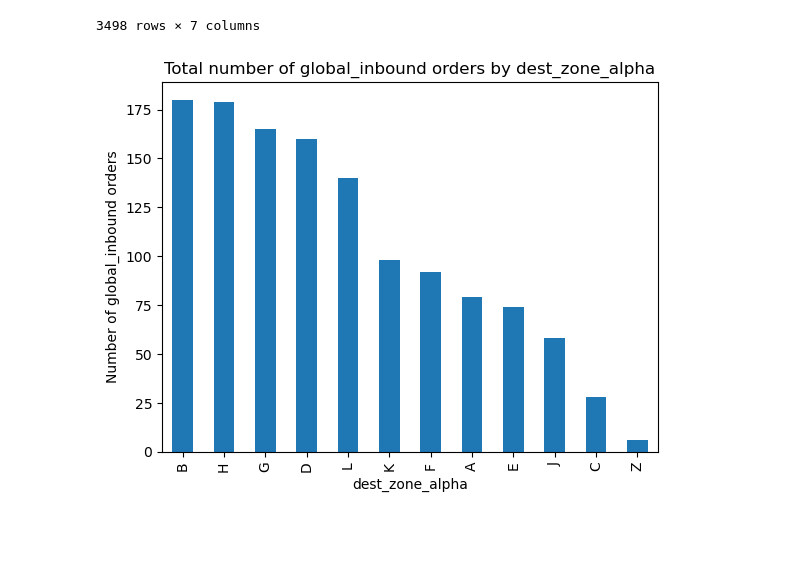
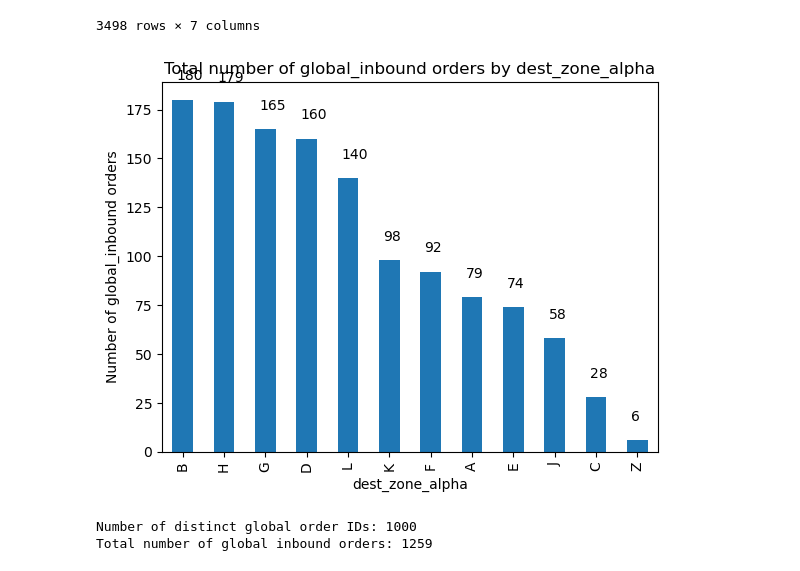
Before and after one commit to mcbebu/The-boys, a Jupyter notebook: Qijie/NinjaVan_theboys.ipynb, the cells around one changed output. Cells and saved outputs as stored; diff of their text form; code cells hidden in the pictures; blank space fills up the shorter version.

```diff
--- a/Qijie/NinjaVan_theboys.ipynb
+++ b/Qijie/NinjaVan_theboys.ipynb
@@ -41,19 +32,42 @@ df
 | 3496 | 168395421 | 103410 | global_inbound | s | J | 24/1/23 20:24 | J09-G (LORONG 40 GEYLANG) |
 | 3497 | 168395421 | 246 | warehouse_sweep | s | J | 25/1/23 4:55 | J09-G (LORONG 40 GEYLANG) |
 3498 rows × 7 columns
-# %%
-df = pd.read_csv('warehouse_scans_with_order_details2.csv')
-
-
-
-# Count the number of global_inbound orders for each distinct order_id
-global_inbound_counts = global_inbound_df['dest_zone_alpha'].value_counts() #.sort_index()
-
-# Create a bar plot
-global_inbound_counts.plot(kind='bar')
-plt.xlabel('dest_zone_alpha')
-plt.ylabel('Number of global_inbound orders')
-plt.title('Total number of global_inbound orders by dest_zone_alpha')
-plt.show()
-# %% [output]
-[figure, removed]
+# %%
+import pandas as pd
+import matplotlib.pyplot as plt
+
+# Read the data from the CSV file
+df = pd.read_csv('warehouse_scans_with_order_details2.csv')
+
+# Filter the data to only include global inbound orders
+global_inbound_df = df[df['type'] == 'global_inbound']
+
+# Count the number of distinct global order IDs
+distinct_global_orders = global_inbound_df['order_id'].nunique()
+
+# Count the number of global inbound orders for each distinct dest_zone_alpha
+global_inbound_counts = global_inbound_df['dest_zone_alpha'].value_counts()
+
+# Create a new DataFrame with the counts and dest_zone_alpha as columns
+global_inbound_counts_df = pd.DataFrame({'dest_zone_alpha': global_inbound_counts.index, 'global_inbound_count': global_inbound_counts.values})
+
+# Create a new column with the total number of global inbound orders
+total_global_inbound = global_inbound_counts_df['global_inbound_count'].sum()
+global_inbound_counts_df['total_global_inbound'] = total_global_inbound
+
+# Create a bar plot with value labels
+ax = global_inbound_counts_df.plot(kind='bar', x='dest_zone_alpha', y='global_inbound_count', legend=False)
+plt.xlabel('dest_zone_alpha')
+plt.ylabel('Number of global_inbound orders')
+plt.title('Total number of global_inbound orders by dest_zone_alpha')
+for i in ax.patches:
+    ax.text(i.get_x()+0.1, i.get_height()+10, str(i.get_height()))
+plt.show()
+
+# Print the number of distinct global order IDs and the total number of global inbound orders
+print('Number of distinct global order IDs:', distinct_global_orders)
+print('Total number of global inbound orders:', total_global_inbound)
+# %% [output]
+[figure, added]
+Number of distinct global order IDs: 1000
+Total number of global inbound orders: 1259
```
Also changed, not shown: parts of 7 cells of this notebook, 1 other file.
